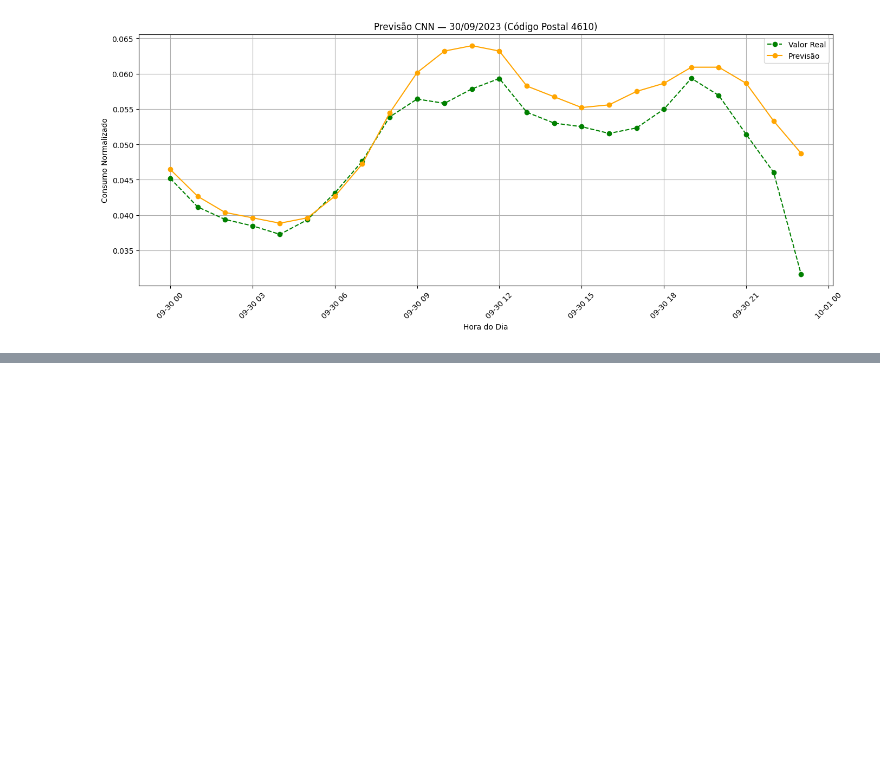
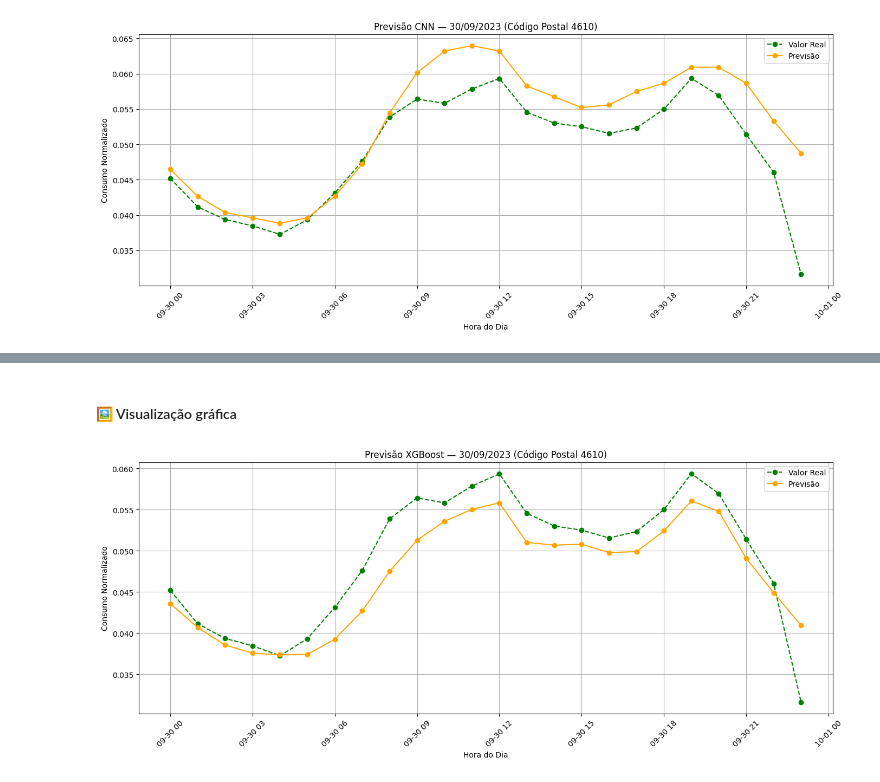
Before and after one commit to heyliceeee/previsao-do-consumo-energetico-com-ml, a Jupyter notebook: 5.modelos-ml-e-dl.ipynb, the cells around one changed output, grey strips where cells are left out. Cells and saved outputs as stored; diff of their text form; code cells hidden in the pictures; blank space fills up the shorter version.

Commit message:
✨feat: XGBoost

```diff
--- a/5.modelos-ml-e-dl.ipynb
+++ b/5.modelos-ml-e-dl.ipynb
@@ -529,0 +559,3 @@ plt.show()
+# %%
+# Divide os dados em treino e teste, reservando as últimas 24h como hold-out.
+train_data, test_data = ts_df.train_test_split(prediction_length=24)
@@ -529,0 +564,3 @@ plt.show()
+# %%
+# (Opcional) Carrega um modelo previamente treinado.
+predictor_xgboost = TimeSeriesPredictor.load("./predicts/XGBoost/modelo/")
@@ -529,0 +635,10 @@ plt.show()
+# %%
+preds = predictor_xgboost.predict(
+    data=train_data,
+    known_covariates=future_known_covs
+)
+
+# Extrai a previsão pontual (mediana) e os valores reais correspondentes.
+y_pred = preds["0.5"]
+y_true = test_data["EnergyNormalized"].loc[preds.index]
+metrics = predictor_xgboost.evaluate(test_data)
@@ -529,0 +703,20 @@ plt.show()
+# %% [markdown]
+#### 🖼️ Visualização gráfica
+# %%
+# Extrair os timestamps do índice
+timestamps = preds.index.get_level_values("timestamp")
+
+plt.figure(figsize=(14, 6))
+plt.plot(timestamps, y_true, label="Valor Real", marker='o', linestyle='--', color='green')
+plt.plot(timestamps, y_pred, label="Previsão", marker='o', color='orange')
+plt.xlabel("Hora do Dia")
+plt.ylabel("Consumo Normalizado")
+plt.xticks(rotation=45)
+plt.grid(True)
+plt.title("Previsão XGBoost — 30/09/2023 (Código Postal 4610)")
+plt.legend()
+plt.tight_layout()
+plt.savefig("predicts/XGBoost/grafico.png", dpi=300, bbox_inches='tight')
+plt.show()
+# %% [output]
+[figure, added]
```
Also changed, not shown: parts of 12 cells of this notebook, 25 other files.
